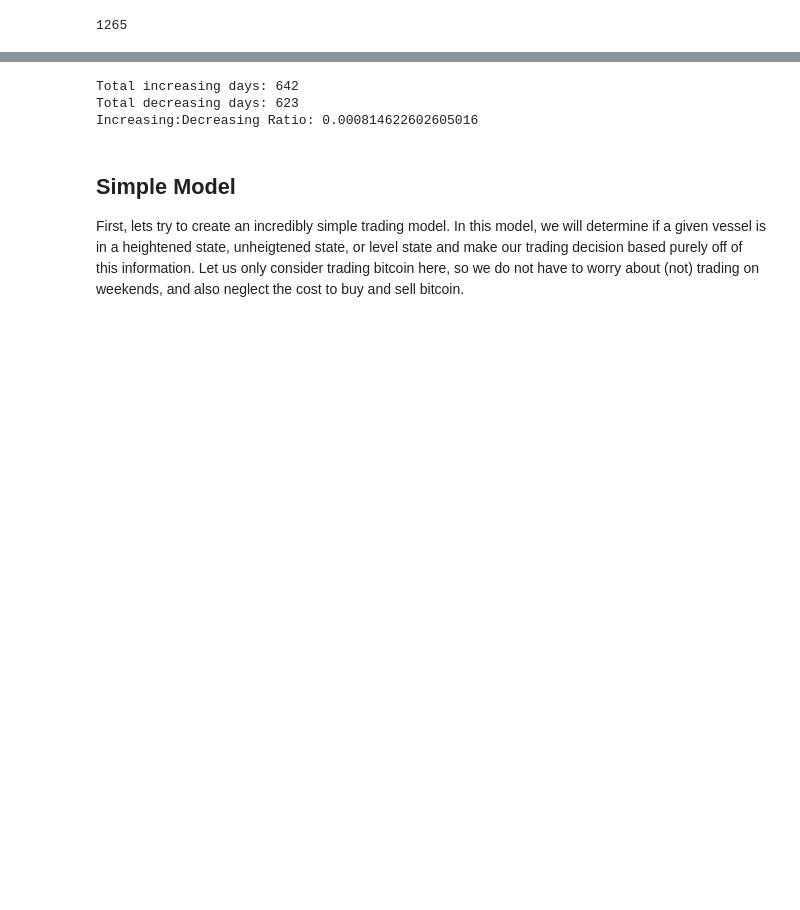
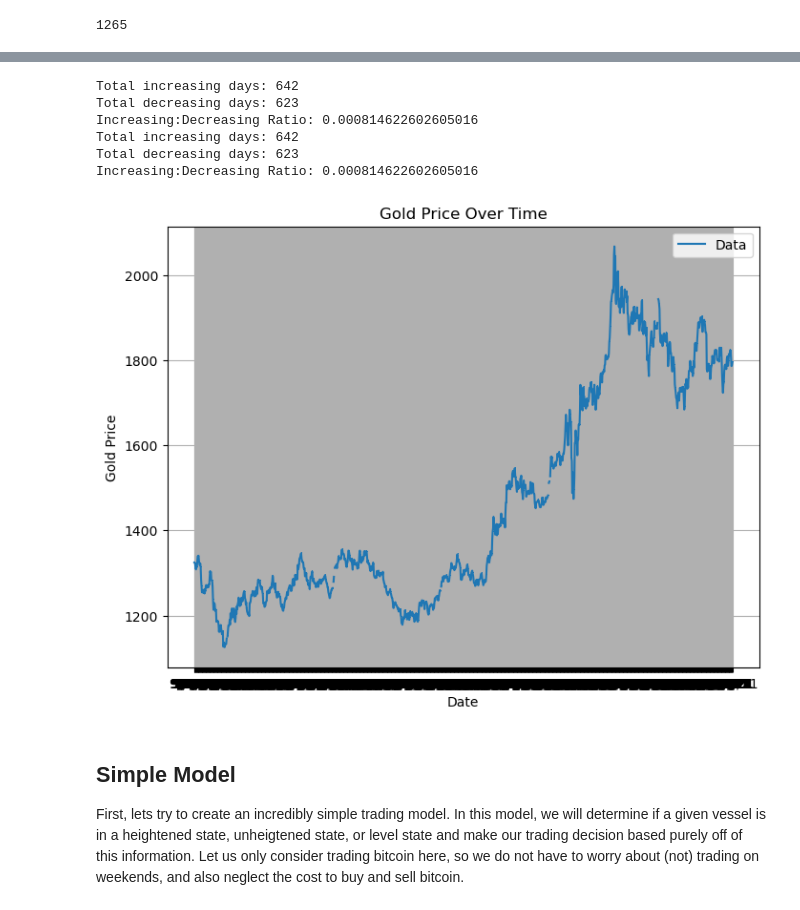
Before and after one commit to ivanakhoo/Trading_Optimizer, a Jupyter notebook: markov.ipynb, the cells around one changed output, grey strips where cells are left out. Cells and saved outputs as stored; diff of their text form; code cells hidden in the pictures; blank space fills up the shorter version.

```diff
--- a/markov.ipynb
+++ b/markov.ipynb
@@ -49,24 +68,48 @@ Increasing:Decreasing Ratio: 0.0006470980042686223
 # %%
 prev_val =gold_df.iloc[0]['USD (PM)']
 up_days = 0
 down_days = 0
 total_days = 0
+prices = []
+days = []
 for index, row in gold_df.iterrows():
     curr_val = gold_df.iloc[index]['USD (PM)']
+    prices.append(curr_val)
+    days.append(gold_df.iloc[index]['Date'])
     if curr_val > prev_val:
         up_days += 1
     else:
         down_days += 1
     total_days+=1
     prev_val = curr_val
 
 print(f"Total increasing days: {up_days}")
 print(f"Total decreasing days: {down_days}")
 print(f"Increasing:Decreasing Ratio: {(up_days / down_days) / total_days}")
+
+print(f"Total increasing days: {up_days}")
+print(f"Total decreasing days: {down_days}")
+print(f"Increasing:Decreasing Ratio: {(up_days / down_days) / total_days}")
+
+plt.figure(figsize=(8, 6))
+plt.plot(days, prices, marker=',', label='Data')
+
+# Add labels, title, and legend
+plt.xlabel('Date')
+plt.ylabel('Gold Price')
+plt.title('Gold Price Over Time')
+plt.legend()
+plt.grid(True)
+
+plt.show()
 # %% [output]
 Total increasing days: 642
 Total decreasing days: 623
 Increasing:Decreasing Ratio: 0.000814622602605016
+Total increasing days: 642
+Total decreasing days: 623
+Increasing:Decreasing Ratio: 0.000814622602605016
+[figure, added]
 # %% [markdown]
 ## Simple Model
 First, lets try to create an incredibly simple trading model. In this model, we will determine if a given vessel is in a heightened state, unheigtened state, or level state and make our trading decision based purely off of this information. Let us only consider trading bitcoin here, so we do not have to worry about (not) trading on weekends, and also neglect the cost to buy and sell bitcoin.
```
Also changed, not shown: parts of 6 cells of this notebook.
